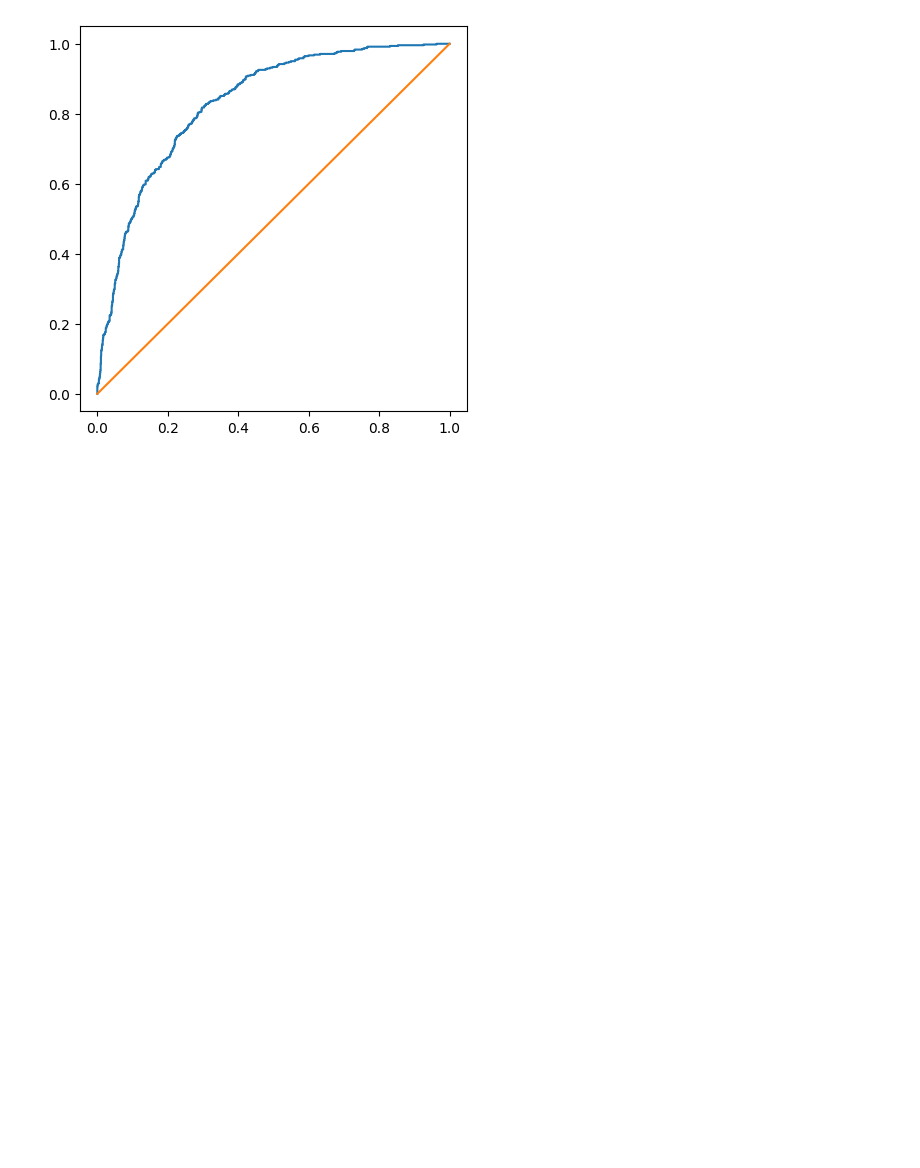
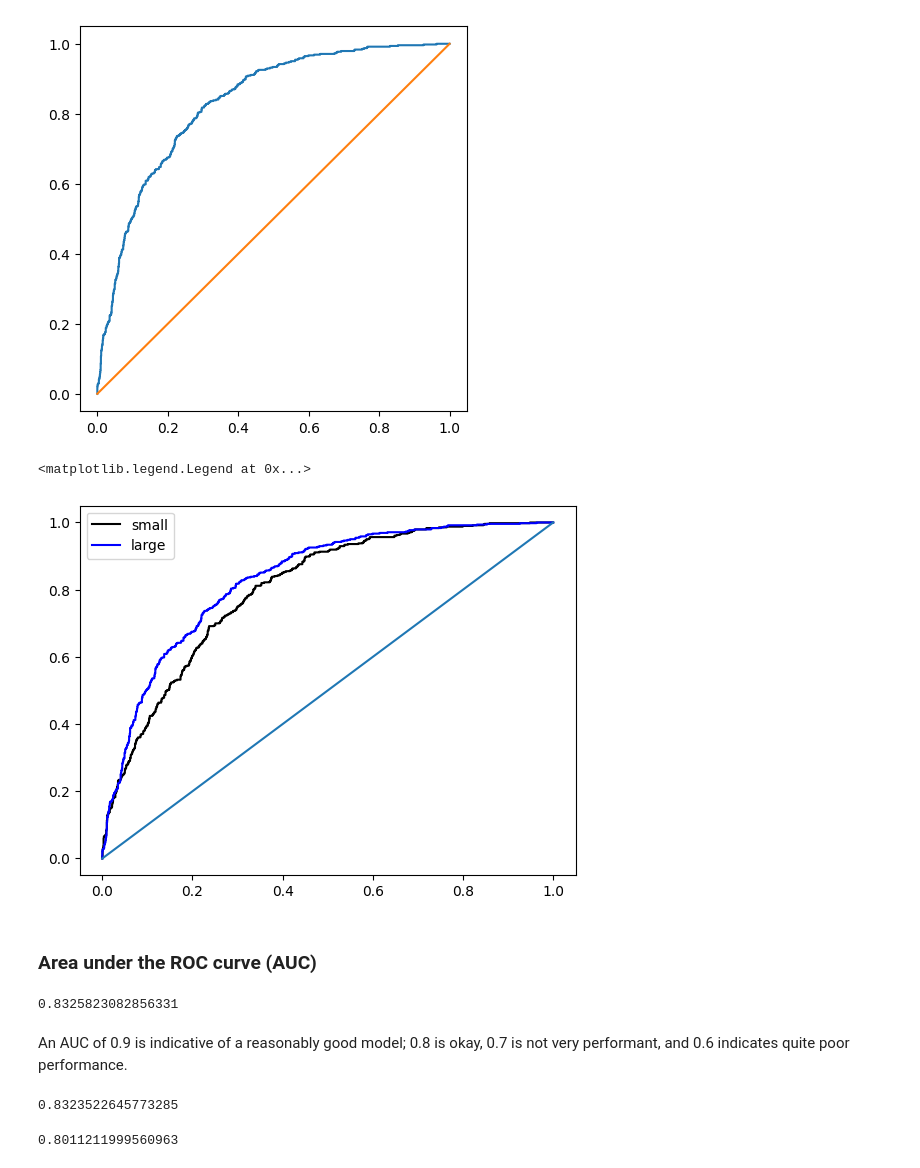
Before and after one commit to JRamos84/ML-Bookcamp-projects, a Jupyter notebook: chapter_04_churn/1_EDA_churn.ipynb, the cells around one changed output. Drawn from its saved outputs; the diff is of its cells as text; code cells hidden in the pictures; blank space fills up the shorter version.

Commit message:
chapter 04 finished

```diff
--- a/chapter_04_churn/1_EDA_churn.ipynb
+++ b/chapter_04_churn/1_EDA_churn.ipynb
@@ -7,7 +7,7 @@ from matplotlib import pyplot as plt
 %matplotlib inline
 # %%
 ## Read the dataset
-df = pd.read_csv('./data/WA_Fn-UseC_-Telco-Customer-Churn.csv')
+df = pd.read_csv('../chapter_03_churn/data/WA_Fn-UseC_-Telco-Customer-Churn.csv')
 len(df)
 # %% [output]
 7043
@@ -793,3 +793,34 @@ plt.plot([0,1],[0,1])
 # %% [output]
 [<matplotlib.lines.Line2D at 0x...>]
 [figure]
+# %%
+fpr_large , tpr_large, _ =  roc_curve(y_val,y_pred_val)
+frp_small , tpr_small, _ = roc_curve(y_val,y_pred_small)
+
+plt.figure()
+plt.plot(frp_small, tpr_small, color='black', label='small')
+plt.plot(fpr_large, tpr_large, color='blue', label='large')
+plt.plot([0,1],[0,1])
+plt.legend()
+# %% [output]
+<matplotlib.legend.Legend at 0x...>
+[figure, added]
+# %% [markdown]
+### Area under the ROC curve (AUC)
+# %%
+from sklearn.metrics import auc
+auc(df_scores['fpr'],df_scores['tpr'])
+# %% [output]
+0.8325823082856331
+# %% [markdown]
+An AUC of 0.9 is indicative of a reasonably good model; 0.8 is
+okay, 0.7 is not very performant, and 0.6 indicates quite poor performance.
+# %%
+from sklearn.metrics import roc_auc_score
+roc_auc_score(y_val, y_pred_val)
+# %% [output]
+0.8323522645773285
+# %%
+roc_auc_score(y_val, y_pred_small)
+# %% [output]
+0.8011211999560963
```
Also changed, not shown: parts of 18 cells of this notebook.
